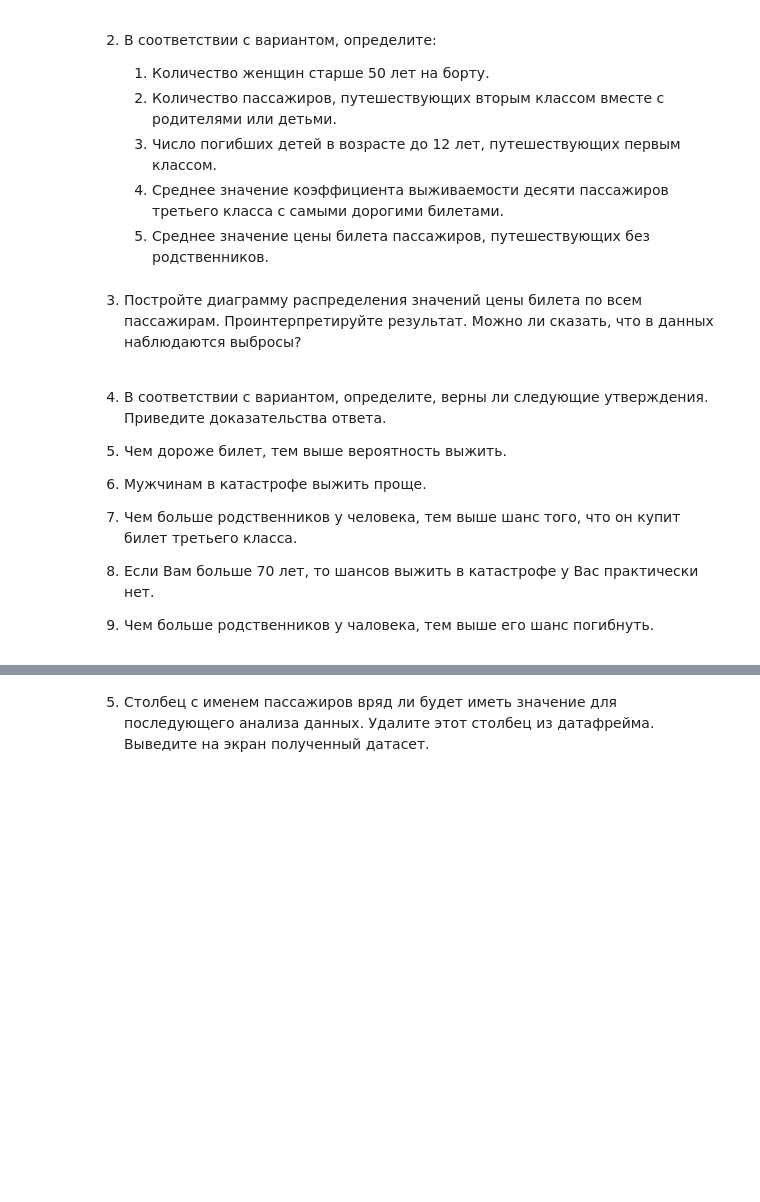
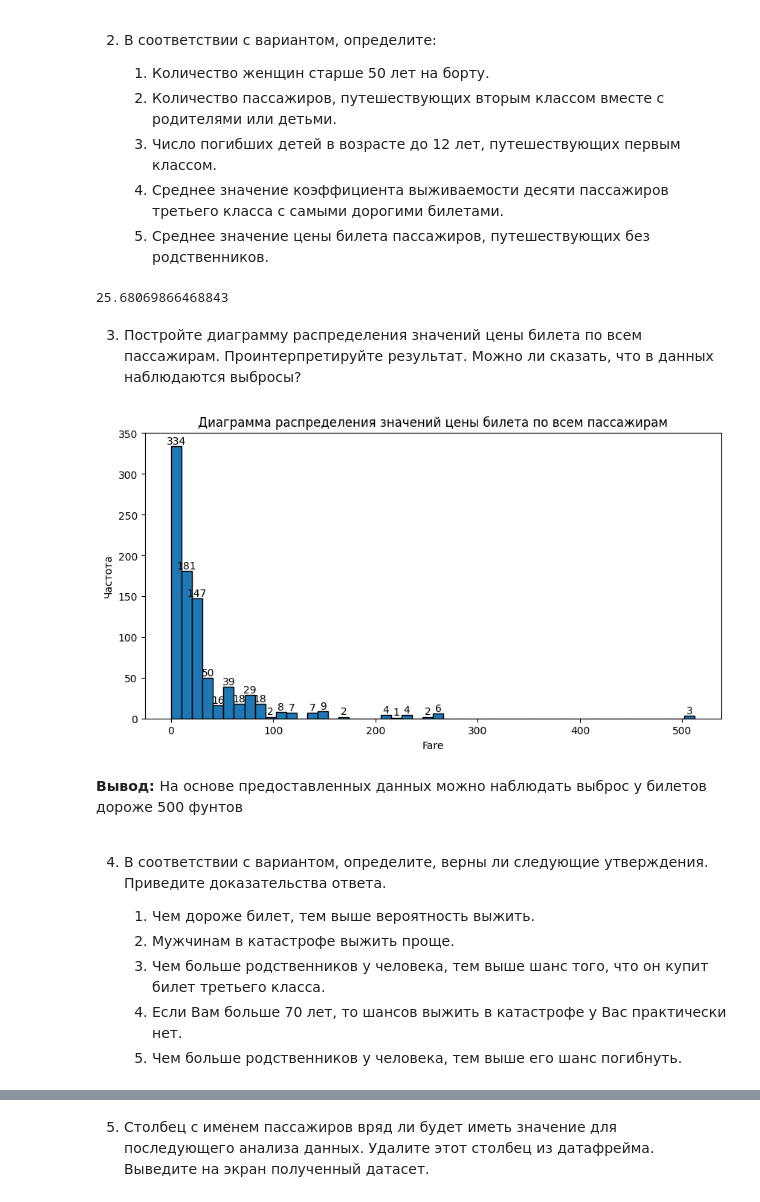
Before and after one commit to elcoxo/tp-lab3, a Jupyter notebook: lab4_2.ipynb, the cells around one changed output, grey strips where cells are left out. Cells and saved outputs as stored; diff of their text form; code cells hidden in the pictures; blank space fills up the shorter version.

```diff
--- a/lab4_2.ipynb
+++ b/lab4_2.ipynb
@@ -75,2 +110,8 @@ __С использованием датафрейма нужно выполни
+# %%
+# Среднее значение цены билета пассажиров, путешествующих без родственников.
+price_mean_no_parents = df.loc[df['Parents/Children Aboard'] == 0, 'Fare'].mean()
+print(price_mean_no_parents)
+# %% [output]
+25.68069866468843
 # %% [markdown]
 3. Постройте диаграмму распределения значений цены билета по всем пассажирам. Проинтерпретируйте результат. Можно ли сказать, что в данных наблюдаются выбросы?
@@ -79,8 +118,22 @@ __С использованием датафрейма нужно выполни
+# %%
+plt.figure(figsize=(10, 5))
+n, bins, patches = plt.hist(df['Fare'], bins=50, edgecolor='black')
+for i in range(len(bins) - 1):
+    if n[i]>0:
+        plt.text(bins[i] + (bins[i + 1] - bins[i]) / 2, n[i], str(int(n[i])), ha='center', va='bottom')
+plt.title('Диаграмма распределения значений цены билета по всем пассажирам')
+plt.xlabel('Fare')
+plt.ylabel('Частота')
+plt.show()
+# %% [output]
+[figure, added]
+# %% [markdown]
+<b>Вывод: </b> На основе предоставленных данных можно наблюдать выброс у билетов дороже 500 фунтов
 # %% [markdown]
 4. В соответствии с вариантом, определите, верны ли следующие утверждения. Приведите доказательства ответа.
 
-  1. Чем дороже билет, тем выше вероятность выжить.
-  2. Мужчинам в катастрофе выжить проще.
-  3. Чем больше родственников у человека, тем выше шанс того, что он купит билет третьего класса.
-  4. Если Вам больше 70 лет, то шансов выжить в катастрофе у Вас практически нет.
-  5. Чем больше родственников у чаловека, тем выше его шанс погибнуть.
+    1. Чем дороже билет, тем выше вероятность выжить.
+    2. Мужчинам в катастрофе выжить проще.
+    3. Чем больше родственников у человека, тем выше шанс того, что он купит билет третьего класса.
+    4. Если Вам больше 70 лет, то шансов выжить в катастрофе у Вас практически нет.
+    5. Чем больше родственников у человека, тем выше его шанс погибнуть.
```
Also changed, not shown: parts of 24 cells of this notebook, 2 other files.
